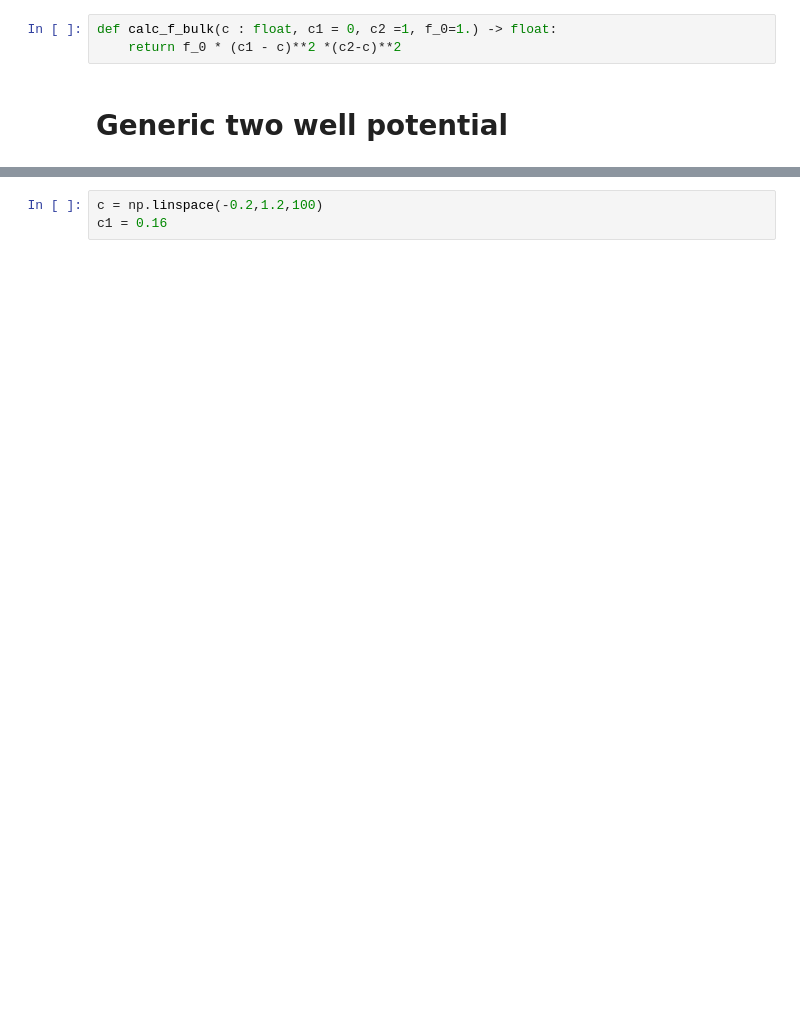
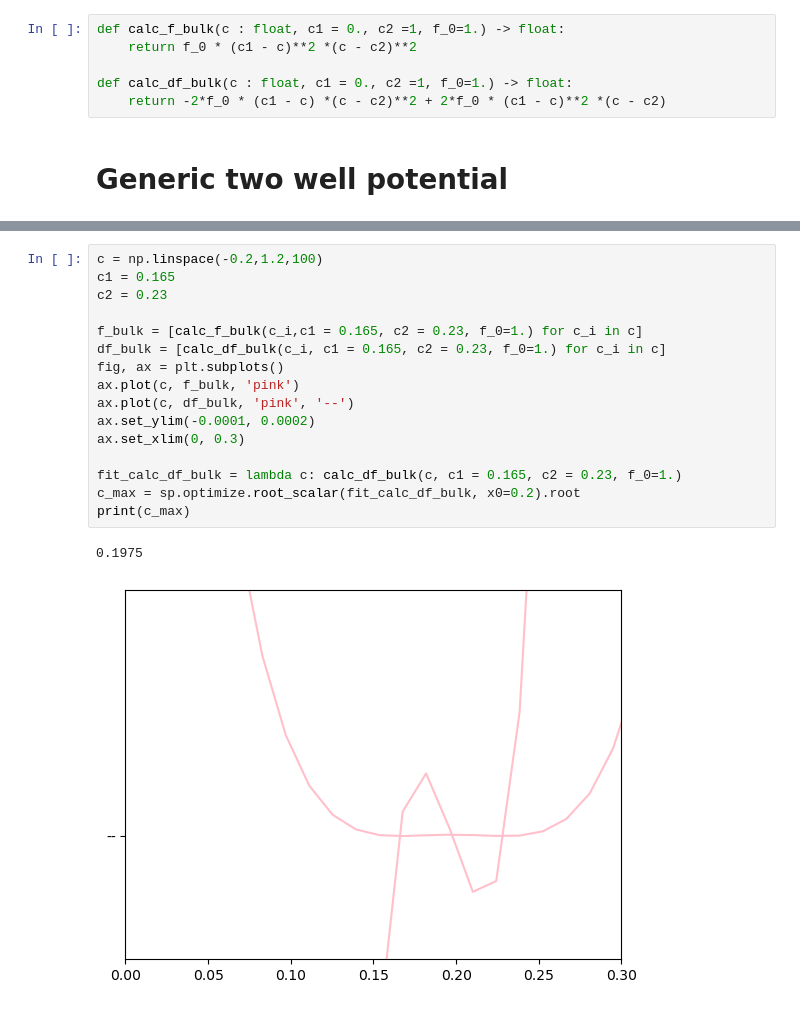
Before and after one commit to LAPikachu/practical_pfm, a Jupyter notebook: code/additional_plots.ipynb, the cells around one changed output, grey strips where cells are left out. Saved outputs shown, nothing was run; the diff lists cells and outputs as text; blank space fills up the shorter version.

Commit message:
creating plots for task 2

```diff
--- a/code/additional_plots.ipynb
+++ b/code/additional_plots.ipynb
@@ -8,8 +9,11 @@ c can either be c or \$ \phi \$
 f_{bulk} = f_0 c^{2} (1-c)^{2}
 \end{equation}
 # %%
-def calc_f_bulk(c : float, c1 = 0, c2 =1, f_0=1.) -> float:
-    return f_0 * (c1 - c)**2 *(c2-c)**2
+def calc_f_bulk(c : float, c1 = 0., c2 =1, f_0=1.) -> float:
+    return f_0 * (c1 - c)**2 *(c - c2)**2
+
+def calc_df_bulk(c : float, c1 = 0., c2 =1, f_0=1.) -> float:
+    return -2*f_0 * (c1 - c) *(c - c2)**2 + 2*f_0 * (c1 - c)**2 *(c - c2)
 # %% [markdown]
 # Generic two well potential
 # %%
@@ -22,4 +27,20 @@ ax.plot(c, f_bulk, 'pink')
 [figure]
 # %%
 c = np.linspace(-0.2,1.2,100)
-c1 = 0.16
+c1 = 0.165
+c2 = 0.23
+
+f_bulk = [calc_f_bulk(c_i,c1 = 0.165, c2 = 0.23, f_0=1.) for c_i in c]
+df_bulk = [calc_df_bulk(c_i, c1 = 0.165, c2 = 0.23, f_0=1.) for c_i in c]
+fig, ax = plt.subplots()
+ax.plot(c, f_bulk, 'pink')
+ax.plot(c, df_bulk, 'pink', '--')
+ax.set_ylim(-0.0001, 0.0002)
+ax.set_xlim(0, 0.3)
+
+fit_calc_df_bulk = lambda c: calc_df_bulk(c, c1 = 0.165, c2 = 0.23, f_0=1.)
+c_max = sp.optimize.root_scalar(fit_calc_df_bulk, x0=0.2).root
+print(c_max)
+# %% [output]
+0.1975
+[figure, added]
```
Also changed, not shown: parts of 4 cells of this notebook, 1 other file.
